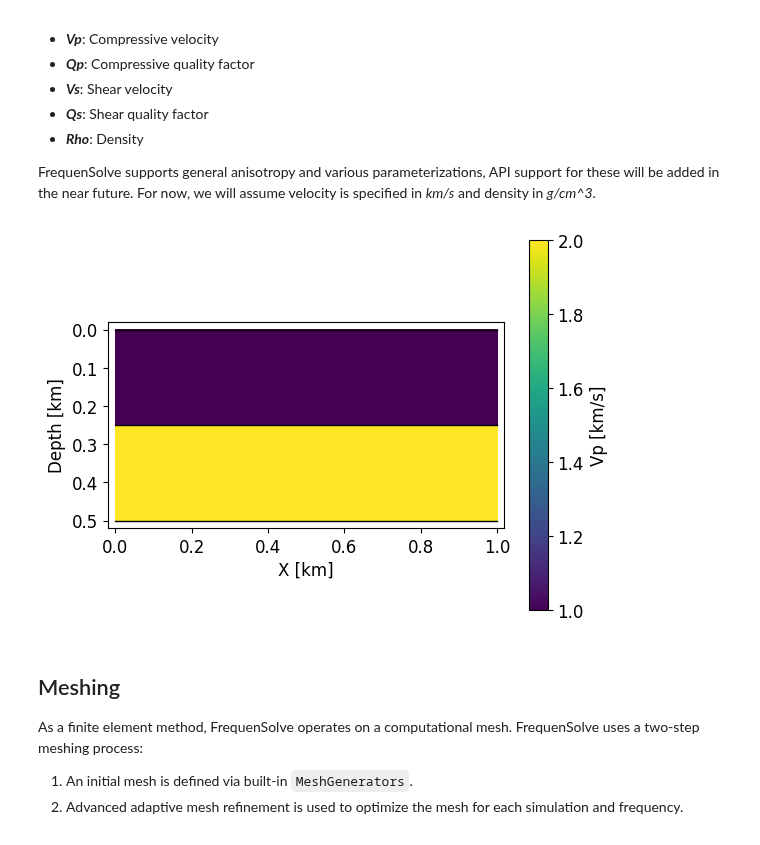
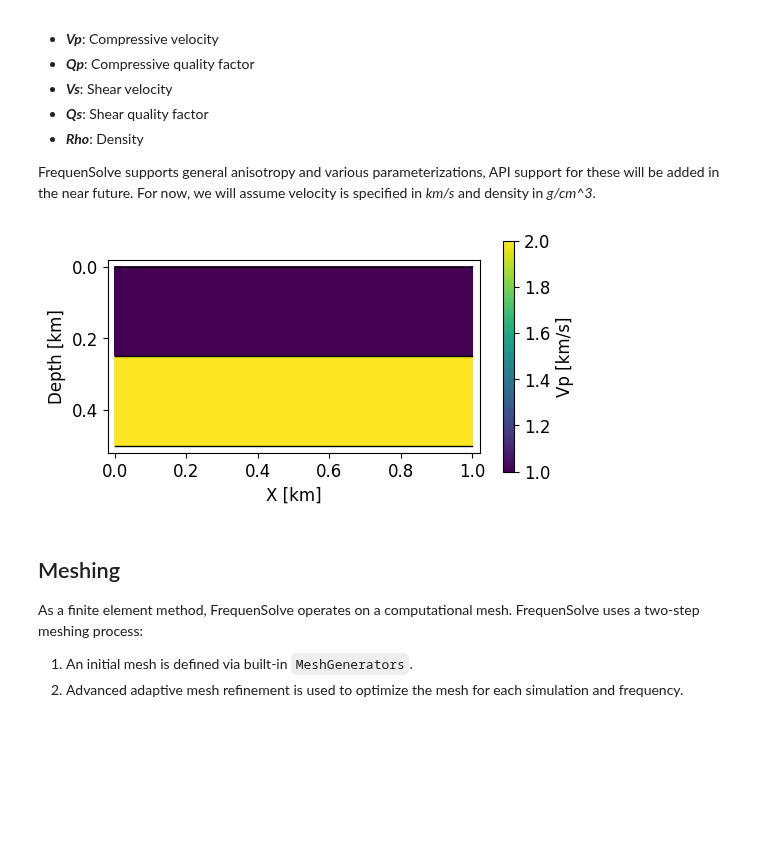
Before and after one commit to FrequenSol/FrequenSolve, a Jupyter notebook: examples/ex01_simple.ipynb, the cells around one changed output. Drawn from its saved outputs; the diff is of its cells as text; code cells hidden in the pictures; blank space fills up the shorter version.

```diff
--- a/examples/ex01_simple.ipynb
+++ b/examples/ex01_simple.ipynb
@@ -30,12 +30,12 @@ project = Project(
     load_if_exists = False,
 )
 
-sim = SeismicSimulation(
-    name = "simulation_01",
+sim = project.new_simulation(
+    name = "simple_acoustic",
     physics = "acoustic",
     dimension = 2,
+    f0 = 10.0
 )
-project += sim
 # %% [markdown]
 ## Defining a Model
 
@@ -52,36 +52,33 @@ FrequenSolve supports general anisotropy and various parameterizations, API supp
 # %%
 # New 2D layered model over interval x in [0,1]
 model = LayeredModel(
     dimension = 2,
     x_limits = [0.0, 1.0],
 )
 
 model.add_surface(name = "top", z = 0.0)
-
 model.add_layer(
     name = "layer_1",
     properties = {
         "Vp" : 1.0,
-        "Qp" : 300.0,
+        "Qp" : 150.0,
         "Rho": 1.0,
     }
 )
 model.add_surface(name = "interface", z = 0.25)
-
 model.add_layer(
     name = "layer_2",
     properties = {
         "Vp" : 2.0,
-        "Qp" : 50,
         "Rho": 1.0,
     }
 )
 model.add_surface(name = "bottom", z = 0.5)
 
-model.plot("Vp", aspect = "equal")
+model.plot("Vp", figsize = (6,3), aspect = "equal")
 sim += model
 # %% [output]
-[figure, old version]
+[figure, new version]
 # %% [markdown]
 ## Meshing
 
```
Also changed, not shown: parts of 8 cells of this notebook, 22 other files.
